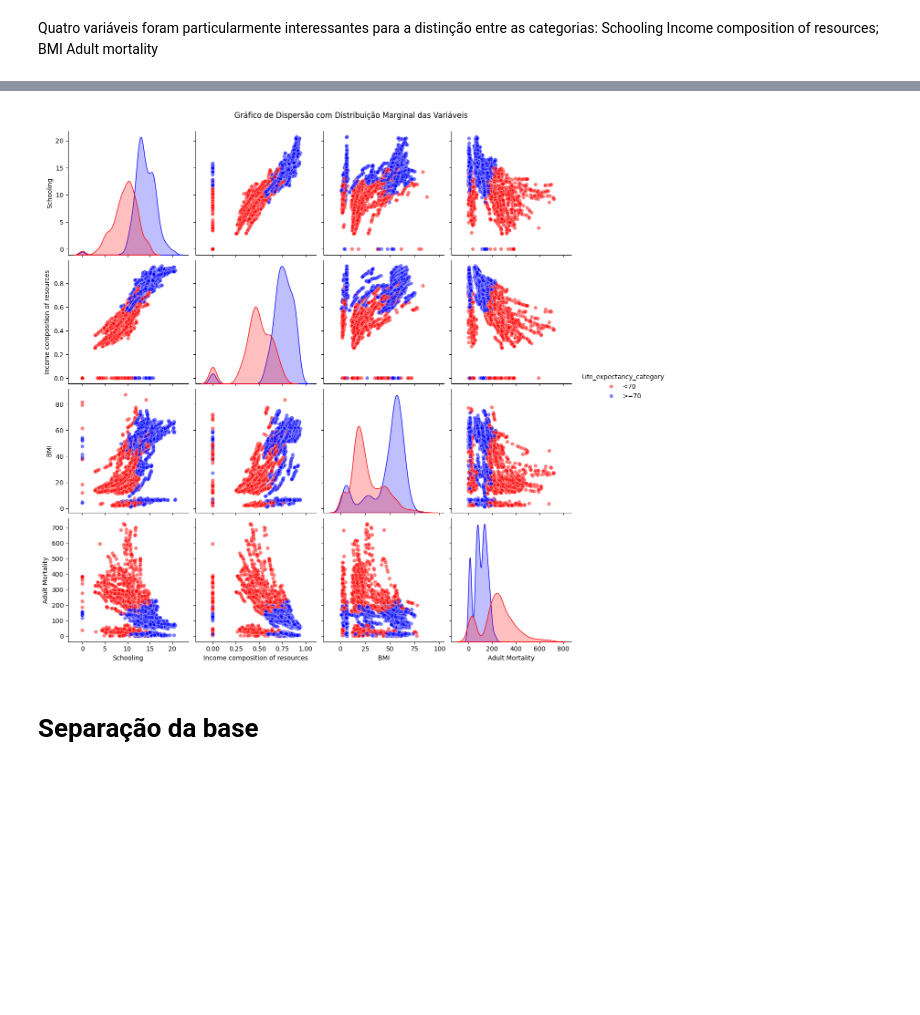
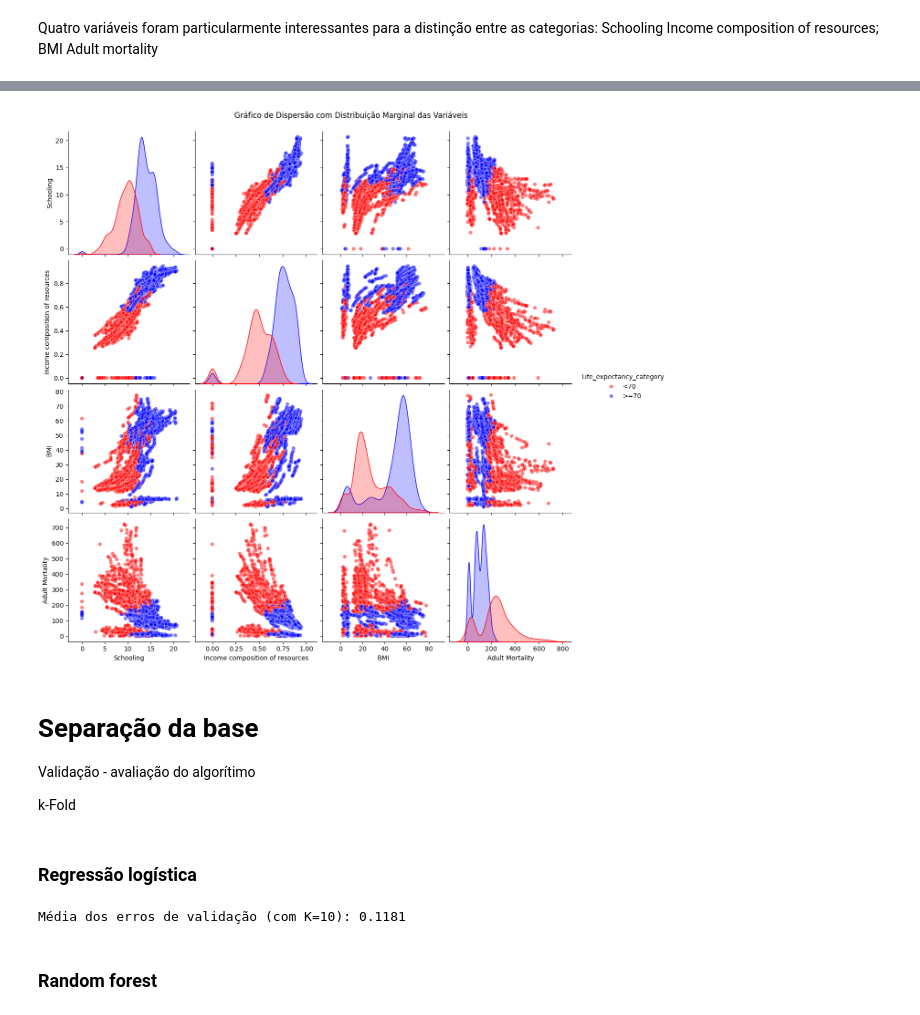
Before and after one commit to buenogi/Life-Expectancy-WHO-ML, a Jupyter notebook: Script/LifeExpectancy.ipynb, the cells around one changed output, grey strips where cells are left out. Cells and saved outputs as stored; diff of their text form; code cells hidden in the pictures; blank space fills up the shorter version.

Commit message:
Primeiros testes de ajuste de RL e RF

```diff
--- a/Script/LifeExpectancy.ipynb
+++ b/Script/LifeExpectancy.ipynb
@@ -264,0 +268,6 @@ dados[""]
+# %%
+# Remoção das linhas que contêm valores ausentes (NaN) nessas variáveis
+dados_limpos = dados.dropna(subset=variaveis)
+
+# Verificando se as linhas com NaN foram removidas
+print(dados_limpos.isna().sum())  # Mostra o número de valores ausentes em cada coluna
@@ -265,15 +292,60 @@ dados[""]
 # %%
 
 variaveis = ['Schooling', 'Income composition of resources', ' BMI ', 'Adult Mortality']
 
 # Criar um gráfico de dispersão para cada par de variáveis, com as distribuições marginais
-sns.pairplot(dados, vars=variaveis, hue='Life_expectancy_category', kind='scatter',
+sns.pairplot(dados_limpos, vars=variaveis, hue='Life_expectancy_category', kind='scatter',
              palette={'<70': 'red', '>=70': 'blue'}, plot_kws={'alpha': 0.5},
              height=3)
 
 plt.suptitle('Gráfico de Dispersão com Distribuição Marginal das Variáveis', y=1.02)
 plt.show()
 # %% [output]
-[figure, old version]
+[figure, new version]
 # %% [markdown]
 # Separação da base
+
+Validação  - avaliação do algorítimo
+
+k-Fold
+# %% [markdown]
+### Regressão logística
+# %%
+# Definindo as variáveis independentes (features) e a variável dependente (target)
+X = dados_limpos[variaveis]  # Variáveis independentes
+y = dados_limpos['Life_expectancy_category'].apply(lambda x: 1 if x == '>=70' else 0)  # 1 para >=70 e 0 para <70
+
+# Inicializando o KFold com K=10
+kf = KFold(n_splits=10, shuffle=True, random_state=42)
+
+# Lista para armazenar os erros de validação de cada fold
+erros_validacao = []
+
+# Realizando o K-Fold Cross Validation
+for train_index, test_index in kf.split(X):
+    # Dividindo os dados em treino e teste
+    X_train, X_test = X.iloc[train_index], X.iloc[test_index]
+    y_train, y_test = y.iloc[train_index], y.iloc[test_index]
+
+    # Criando o modelo de regressão logística
+    modelo = LogisticRegression(max_iter=1000)
+
+    # Treinando o modelo
+    modelo.fit(X_train, y_train)
+
+    # Fazendo previsões no conjunto de teste
+    y_pred = modelo.predict(X_test)
+
+    # Calculando a acurácia (erro de validação)
+    erro = 1 - accuracy_score(y_test, y_pred)  # Erro é 1 - acurácia
+    erros_validacao.append(erro)
+
+# Calculando a média dos erros de validação
+erro_medio = np.mean(erros_validacao)
+
+# Exibindo o erro médio
+print(f'Média dos erros de validação (com K=10): {erro_medio:.4f}')
+# %% [output]
+Média dos erros de validação (com K=10): 0.1181
+# %% [markdown]
+### Random forest
```
Also changed, not shown: parts of 6 cells of this notebook.
